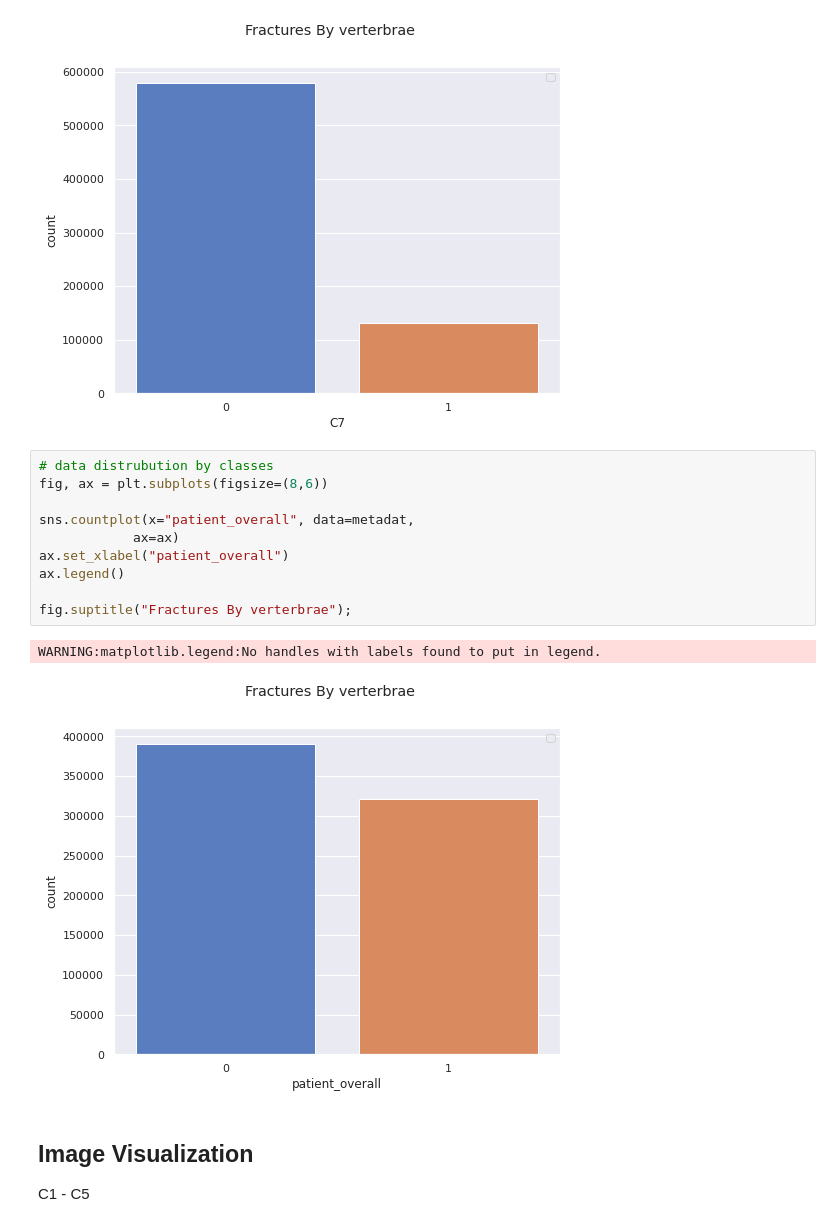
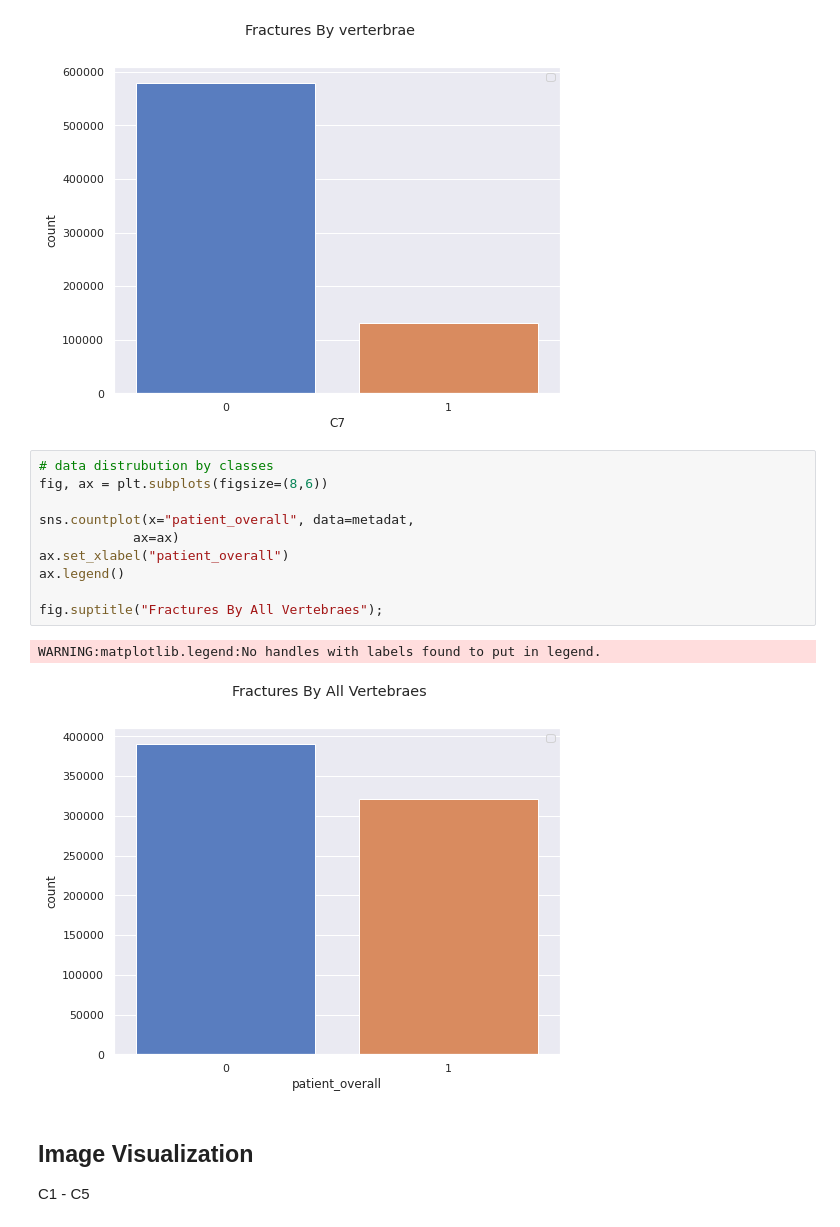
Before and after one commit to hatzav-ox/rsna-cervical-spine_poetry, a Jupyter notebook: notebooks/Cervical_Spine_EDA.ipynb, the cells around one changed output. Drawn from its saved outputs; the diff is of its cells as text.

```diff
--- a/notebooks/Cervical_Spine_EDA.ipynb
+++ b/notebooks/Cervical_Spine_EDA.ipynb
@@ -186,16 +186,16 @@ WARNING:matplotlib.legend:No handles with labels found to put in legend.
 # %%
 # data distrubution by classes
 fig, ax = plt.subplots(figsize=(8,6))
 
 sns.countplot(x="patient_overall", data=metadat,
             ax=ax)
 ax.set_xlabel("patient_overall")
 ax.legend()
 
-fig.suptitle("Fractures By verterbrae");
+fig.suptitle("Fractures By All Vertebraes");
 # %% [output]
 WARNING:matplotlib.legend:No handles with labels found to put in legend.
-[figure, old version]
+[figure, new version]
 # %% [markdown]
 ## Image Visualization
 C1 - C5
```
Also changed, not shown: parts of 5 cells of this notebook.
